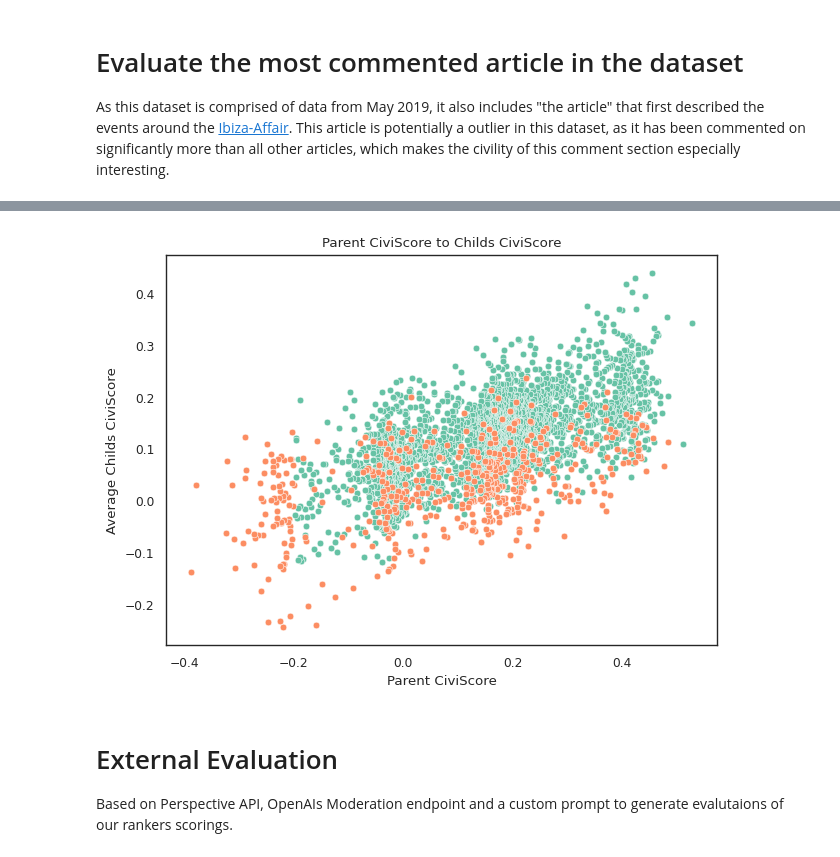
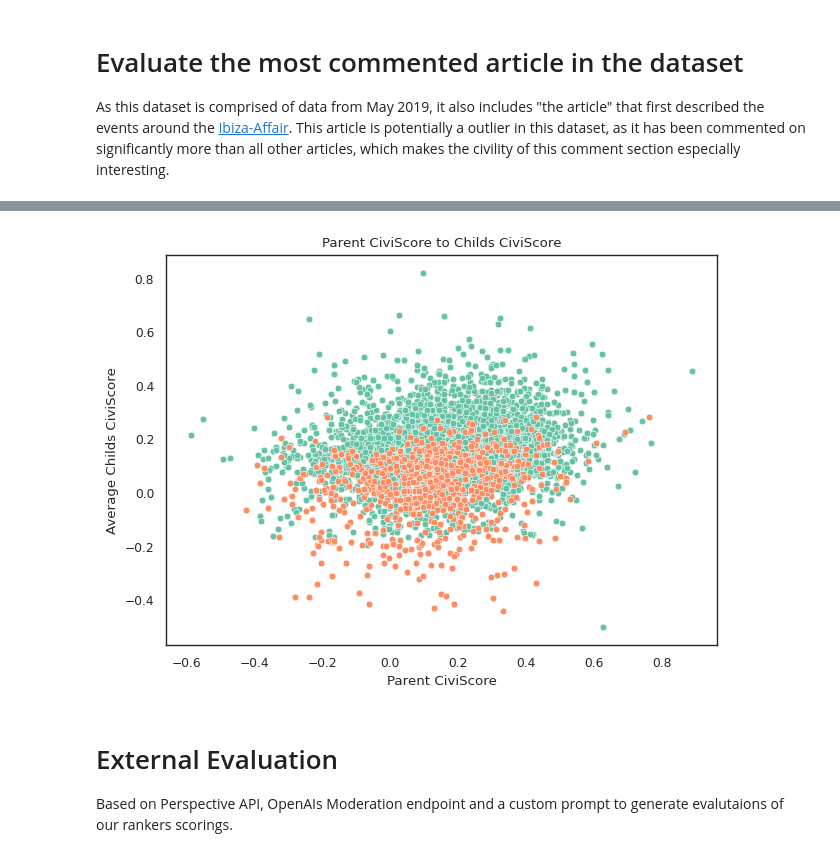
Before and after one commit to lorenzprattes/CiviRank, a Jupyter notebook: evaluation/evaluation.ipynb, the cells around one changed output, grey strips where cells are left out. Drawn from its saved outputs; the diff is of its cells as text; code cells hidden in the pictures.

```diff
--- a/evaluation/evaluation.ipynb
+++ b/evaluation/evaluation.ipynb
@@ -365,0 +311,2 @@ articles_to_evaluate = iqr.sample(n=ARTICLES_TO_OVERVIEW, random_state=52)
+# %%
+test_ranker = CiviRank(language="ger", scroll_warning_limit=-0.16)
@@ -366,10 +318,11 @@ articles_to_evaluate = iqr.sample(n=ARTICLES_TO_OVERVIEW, random_state=52)
 # %%
 results = []
 overview = pd.DataFrame()
+
 for i, row in articles_to_evaluate.iterrows():
     article_id = row["Article_Id"]
     comments, comments_matched_to_metadata = eval_gen.extract_comments_with_metadata(article_id)
-    scores = eval_gen.calculate_all_scores(comments_matched_to_metadata, comments, ranker)
+    scores = eval_gen.calculate_all_scores(comments_matched_to_metadata, comments, test_ranker)
     results.append(scores)
     new_row = pd.DataFrame({
         "article_id": [article_id],
@@ -489,0 +440,7 @@ for i, bin in enumerate(scores_log_bins):
+# %%
+leaves = pd.DataFrame()
+thread_counter = 0
+for i, bin in enumerate(scores_log_bins):
+  for scores in bin:
+    leaves = eval_gen.extract_leaves_to_parent_scores(leaves=leaves
+                                           , scores=scores)
@@ -569,10 +545,12 @@ Average CiviScore in most commented on article:  0.02938878228722539
 # %%
-scores["Engagement"] = scores["Votes_Pos"] + scores["Votes_Neg"]
-scores["Abs_Score"] = scores["CiviScore"]
+most_commented_on_scores["Engagement"] = most_commented_on_scores["Votes_Pos"] + most_commented_on_scores["Votes_Neg"]
+most_commented_on_scores["Abs_Score"] = most_commented_on_scores["CiviScore"]
 
-ax = sns.kdeplot(data=scores, x='Engagement', y='Abs_Score')
+ax = sns.kdeplot(data=most_commented_on_scores, x='Engagement', y='Abs_Score')
 ax.set_xlabel("Engagement")
 ax.set_ylabel("CiviScore")
 ax.set_title("CiviScore by Engagement")
+plt.xlim(0, 20)
+plt.ylim(0.6, -0.4)
 utils.plot(PRINT_PLOTS, "outlier_civiscore_engagement", plt)
 # %% [output]
@@ -594,40 +572,18 @@ The average CiviScore of the most commented on article is:  0.02938878228722539
 # %%
 outlier_leaves = pd.DataFrame()
-for i, bin in enumerate([[most_commented_on_scores]]):
-  for scores in bin:
-    tree = eval_gen.build_tree_sorted_by(scores, sort_by="CiviRank")
-    parents = tree[tree["Parent_Id"].eq("")]
-    if len(parents) == len(tree):
-      continue
-    for i, row in parents.iterrows():
-      #take next x comments in original dataframe where "parent_id" is not null:
-      childs_selector = tree.loc[i+1:]["Parent_Id"].eq("")
-      if len(childs_selector) < 1:
-        continue
-      childs_stop_idx = childs_selector.idxmax()
-      childs = tree.loc[i+1:childs_stop_idx]
-      if(len(childs) == 1):
-        continue
-      childs_avg = childs["CiviScore"].mean()
-      warning = childs["Warning"].eq("Warning").any()
-      new_row = pd.DataFrame({
-          "parent_id": [row["Post_Id"]],
-          "parent_civiscore": [row["CiviScore"]],
-          "childs_avg_civiscore": [childs_avg],
-          "warning": [warning],
-      })
-      outlier_leaves = pd.concat([outlier_leaves, new_row], ignore_index=True)
+outlier_leaves = eval_gen.extract_leaves_to_parent_scores(leaves=leaves
+                                        , scores=scores)
 # plot the civiscore of the parent comment against the average civiscore of the childs
 ax = sns.scatterplot(data=outlier_leaves[outlier_leaves["warning"].eq(False)], x='parent_civiscore', y='childs_avg_civiscore')
 sns.scatterplot(data=outlier_leaves[outlier_leaves["warning"].eq(True)], x='parent_civiscore', y='childs_avg_civiscore', color=custom_palette[1], ax=ax)
 
 
 ax.set_xlabel('Parent CiviScore')
 ax.set_ylabel('Average Childs CiviScore')
 ax.set_title('Parent CiviScore to Childs CiviScore')
 utils.plot(PRINT_PLOTS, "outlier_civiscore_parent_child", plt)
 # %% [output]
-[figure, old version]
+[figure, new version]
 # %% [markdown]
 # External Evaluation
 Based on Perspective API, OpenAIs Moderation endpoint and a custom prompt to generate evalutaions of our rankers scorings.
```
Also changed, not shown: parts of 25 cells of this notebook, 14 other files.
